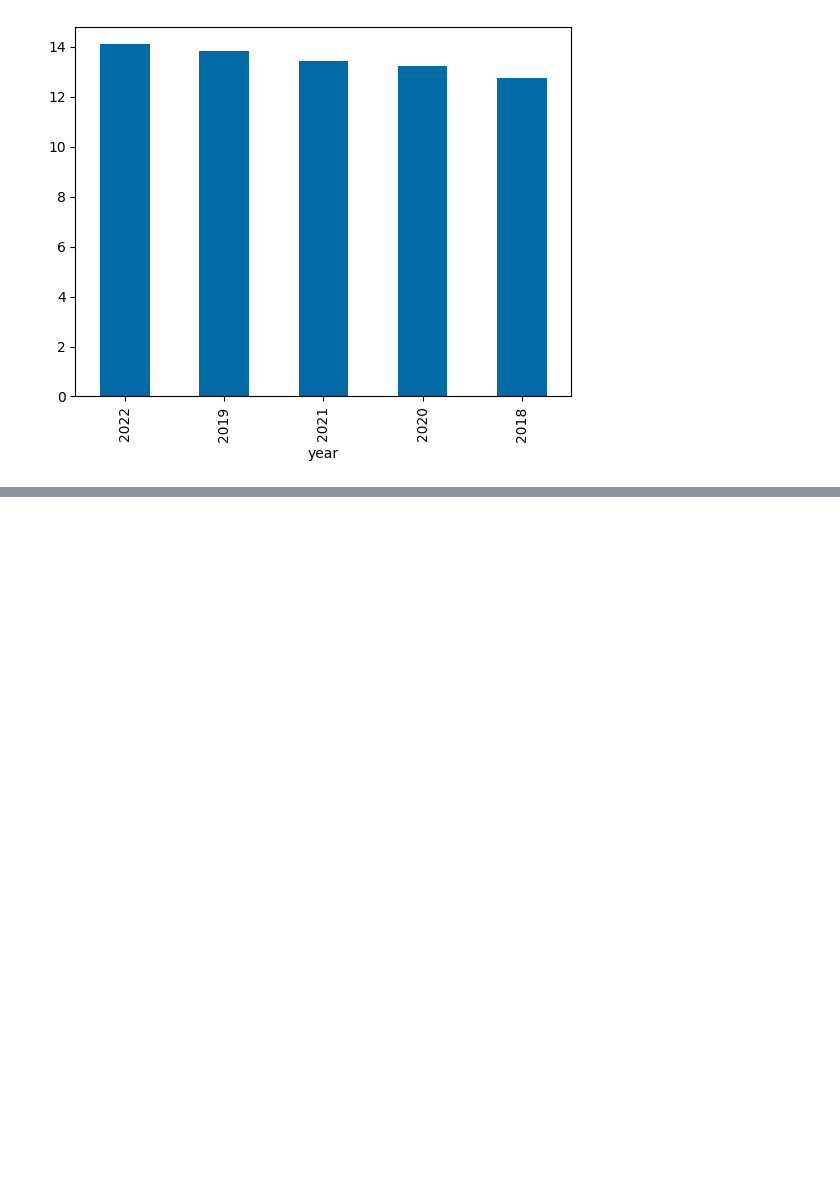
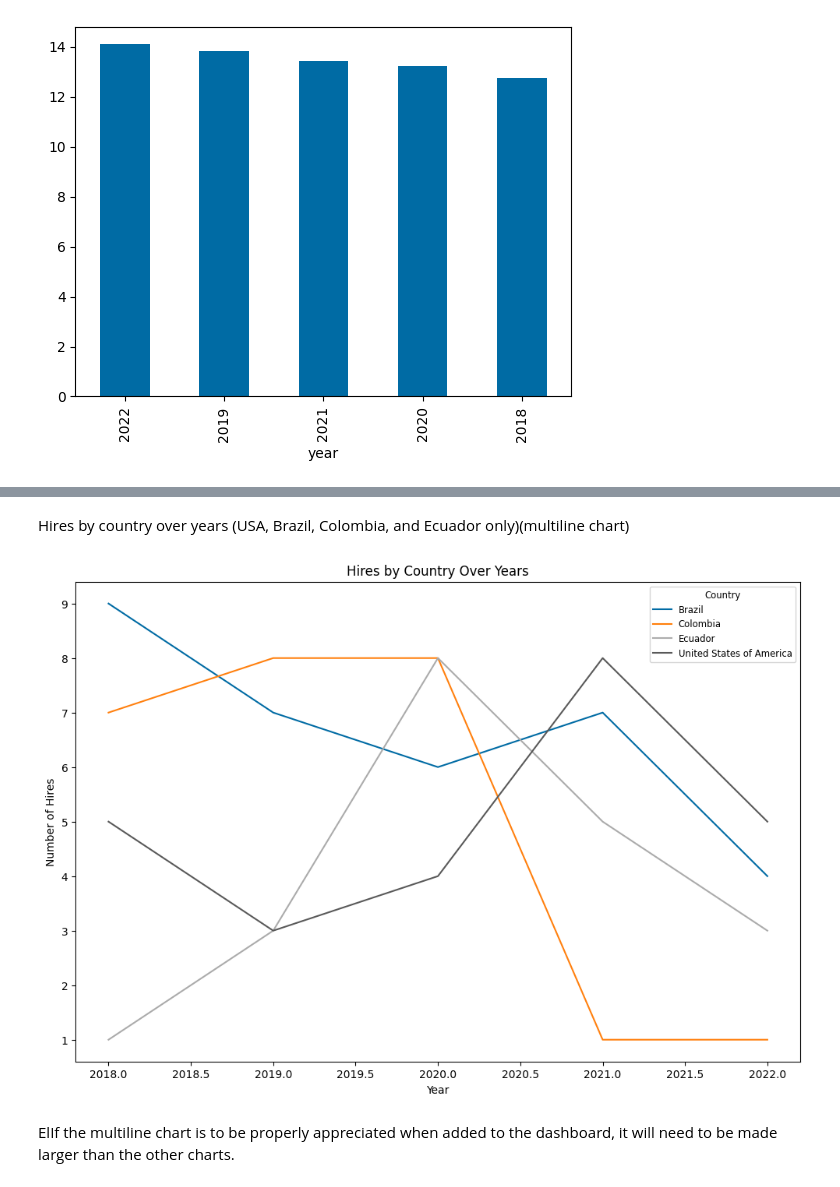
Before and after one commit to Jhonatan19991/Worshop1, a Jupyter notebook: notebooks/EDA/002_candidates_eda.ipynb, the cells around one changed output, grey strips where cells are left out. Saved outputs shown, nothing was run; the diff lists cells and outputs as text; code cells hidden in the pictures; blank space fills up the shorter version.

```diff
--- a/notebooks/EDA/002_candidates_eda.ipynb
+++ b/notebooks/EDA/002_candidates_eda.ipynb
@@ -361,0 +387,21 @@ temp.plot.bar()
+# %% [markdown]
+Hires by country over years (USA, Brazil, Colombia, and Ecuador only)(multiline chart)
+# %%
+filteredCountry = df_copy[df_copy['Country'].isin(['United States of America', 'Brazil', 'Colombia', 'Ecuador'])]
+
+hiresByCountryFiltered= filteredCountry.groupby(['year', 'Country'])['hired'].sum().reset_index()
+
+plt.figure(figsize=(12, 8))
+
+sns.lineplot(data=hiresByCountryFiltered, x='year', y='hired', hue='Country')
+
+plt.legend(title='Country', fontsize='small', title_fontsize='small')
+plt.xlabel('Year', fontsize='medium')
+plt.ylabel('Number of Hires', fontsize='medium')
+plt.title('Hires by Country Over Years', fontsize='large')
+
+plt.show()
+# %% [output]
+[figure, added]
+# %% [markdown]
+ElIf the multiline chart is to be properly appreciated when added to the dashboard, it will need to be made larger than the other charts.
```
Also changed, not shown: parts of 11 cells of this notebook.
